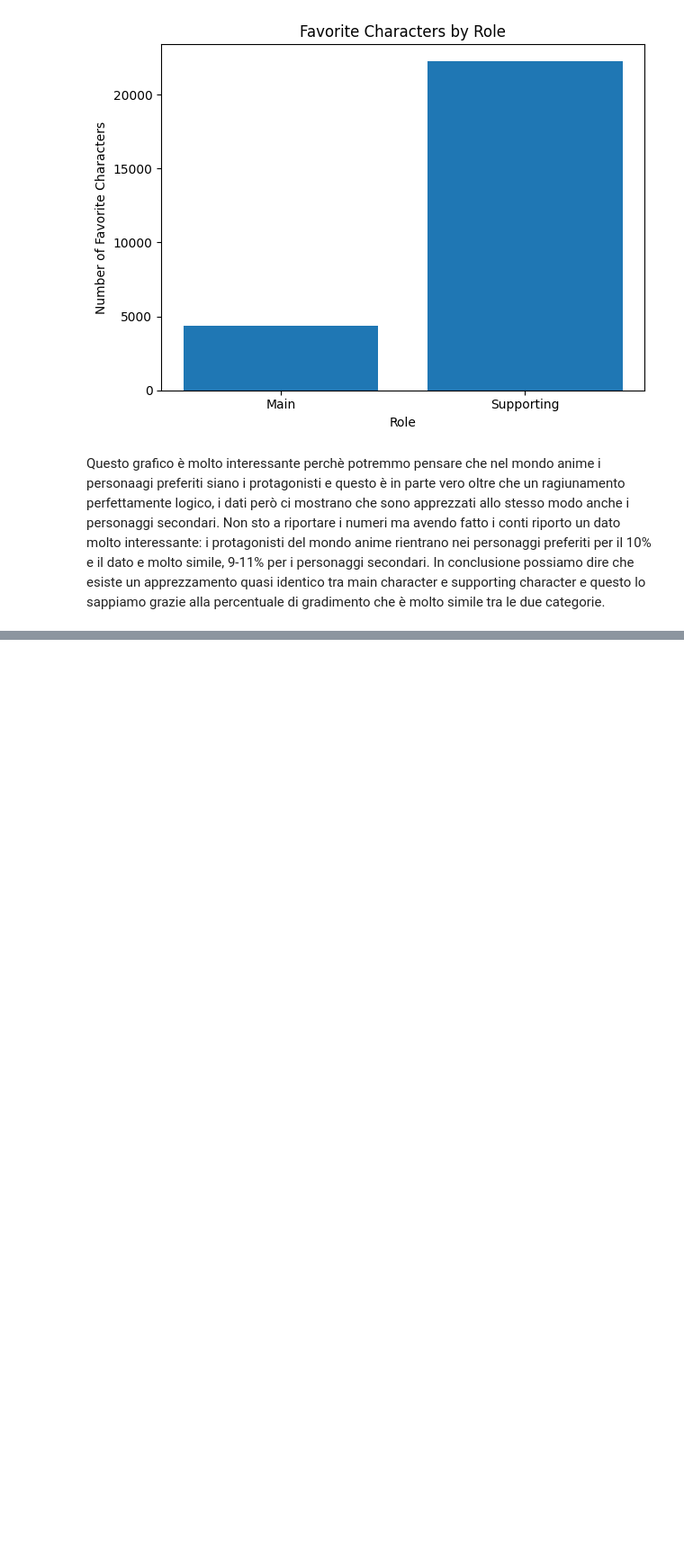
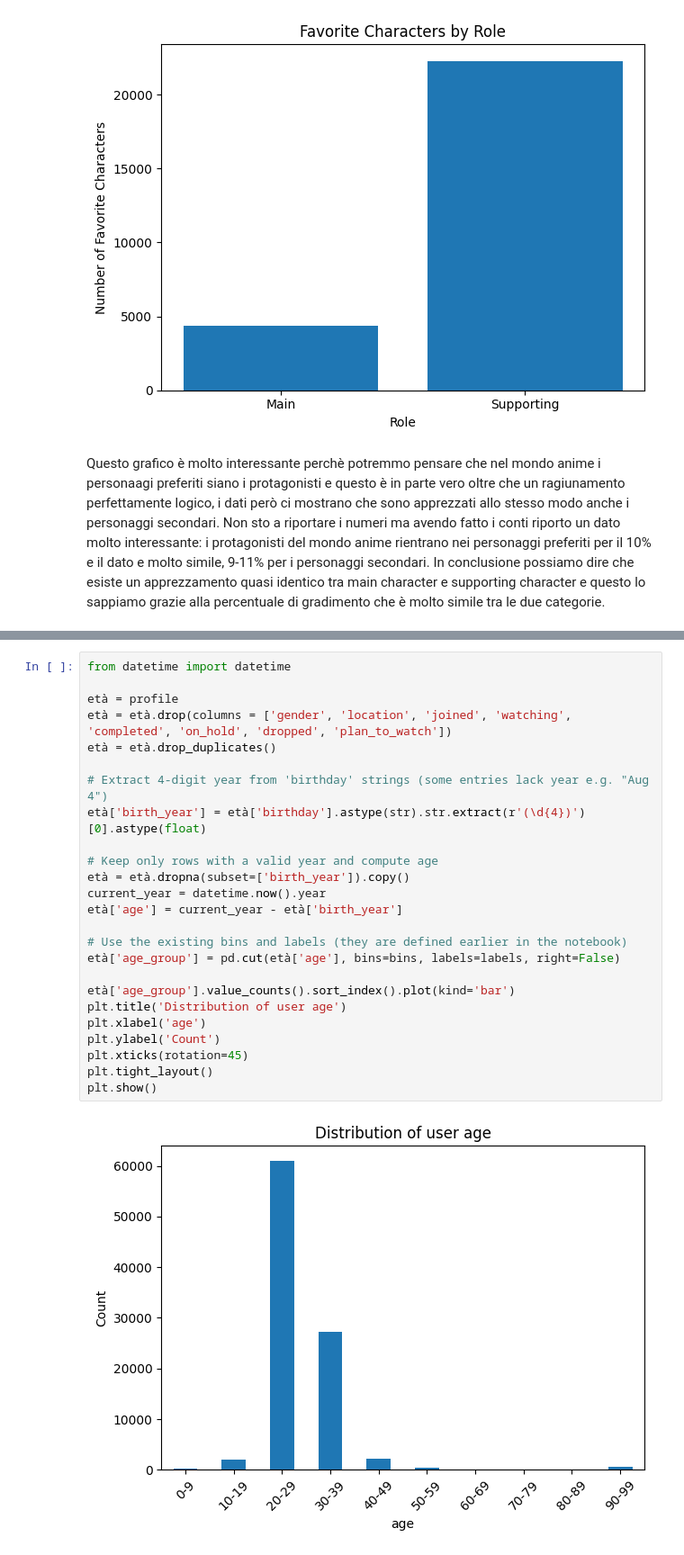
Before and after one commit to LeonardoFerraud/HCI---progetto-finale-Ferraud-Russo-2, a Jupyter notebook: AnalisiDataset1.ipynb, the cells around one changed output, grey strips where cells are left out. Shown at 90% size. Saved outputs shown, nothing was run; the diff lists cells and outputs as text; blank space fills up the shorter version.

```diff
--- a/AnalisiDataset1.ipynb
+++ b/AnalisiDataset1.ipynb
@@ -101,0 +177,27 @@ In conclusione possiamo dire che esiste un apprezzamento quasi identico tra main
+# %%
+from datetime import datetime
+
+età = profile
+età = età.drop(columns = ['gender', 'location', 'joined', 'watching', 'completed', 'on_hold', 'dropped', 'plan_to_watch'])
+età = età.drop_duplicates()
+
+# Extract 4-digit year from 'birthday' strings (some entries lack year e.g. "Aug 4")
+età['birth_year'] = età['birthday'].astype(str).str.extract(r'(\d{4})')[0].astype(float)
+
+# Keep only rows with a valid year and compute age
+età = età.dropna(subset=['birth_year']).copy()
+current_year = datetime.now().year
+età['age'] = current_year - età['birth_year']
+
+# Use the existing bins and labels (they are defined earlier in the notebook)
+età['age_group'] = pd.cut(età['age'], bins=bins, labels=labels, right=False)
+
+età['age_group'].value_counts().sort_index().plot(kind='bar')
+plt.title('Distribution of user age')
+plt.xlabel('age')
+plt.ylabel('Count')
+plt.xticks(rotation=45)
+plt.tight_layout()
+plt.show()
+# %% [output]
+[figure, added]
```
Also changed, not shown: parts of 17 cells of this notebook.
